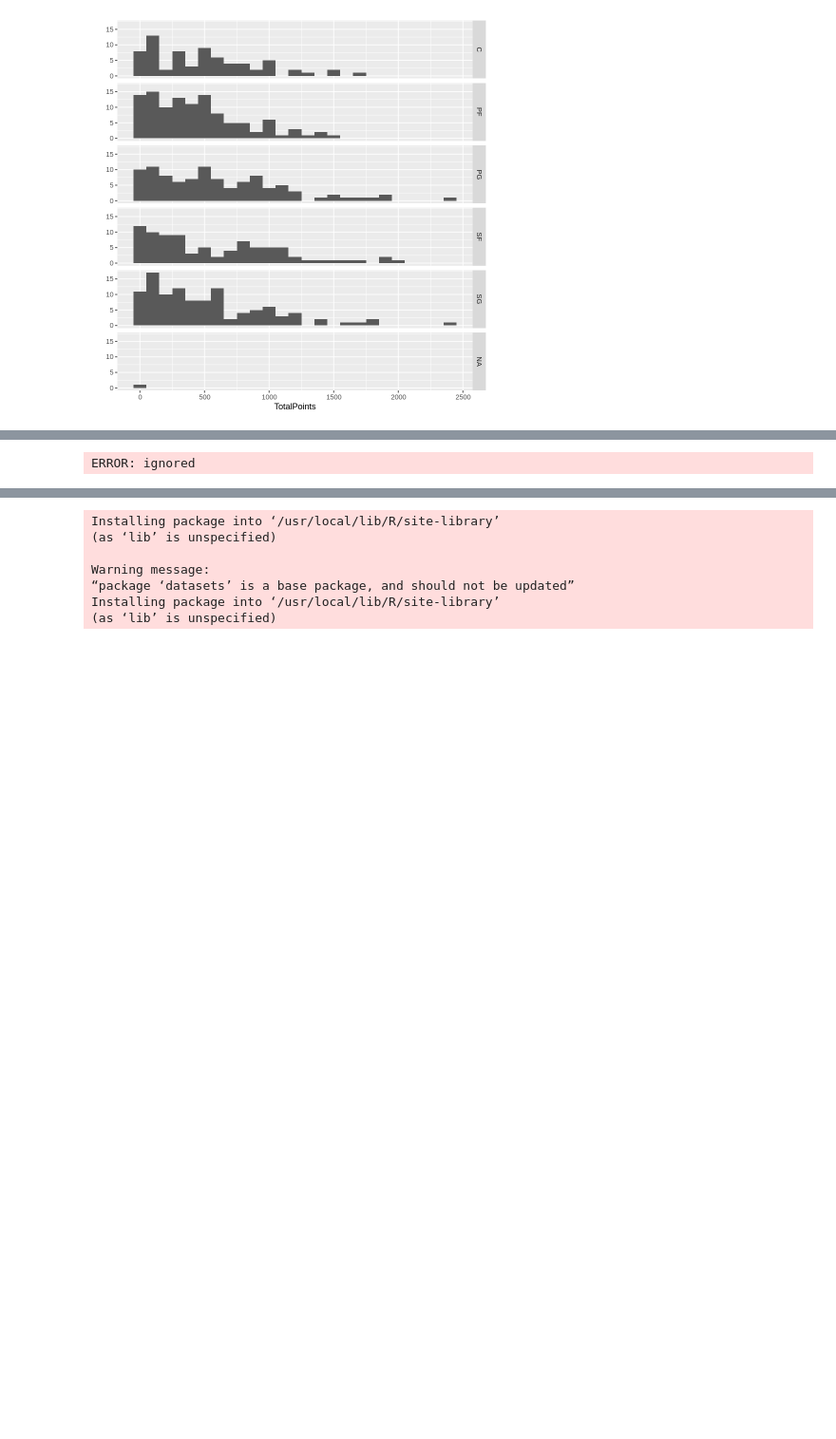
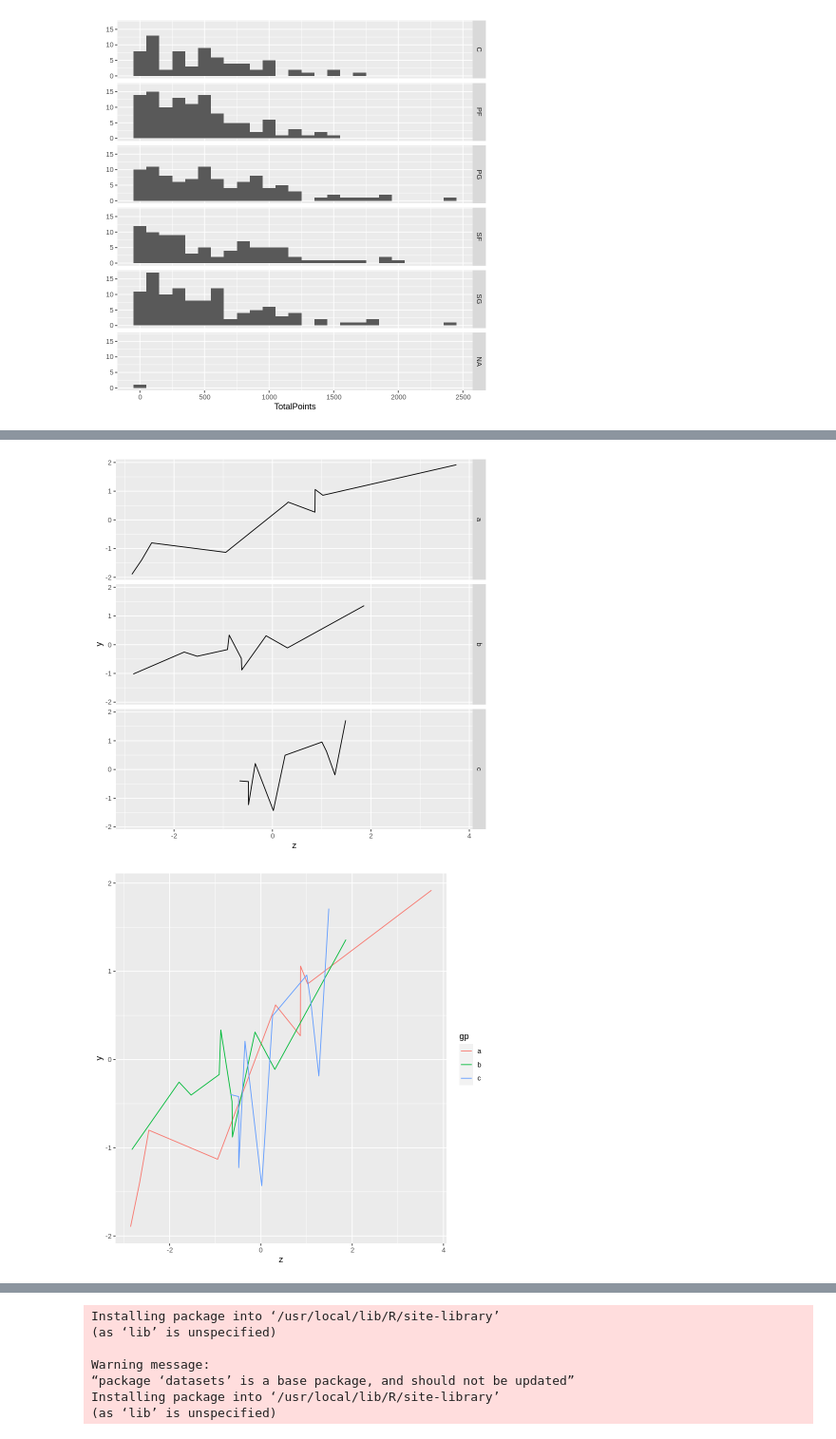
Before and after one commit to s10758018/Data, a Jupyter notebook: 「1022_ipynb」.ipynb, the cells around one changed output, grey strips where cells are left out. Shown: that part at 95% size. Cells and saved outputs as stored; diff of their text form; code cells hidden in the pictures; blank space fills up the shorter version.

```diff
--- a/「1022_ipynb」.ipynb
+++ b/「1022_ipynb」.ipynb
@@ -114,6 +120,6 @@ Traceback:
 # %%
-df$<-df$y＋rnorm(30)
-ggplot(df,aes(x=z,y=y))+geom_point()+facet_grid(gp~.)
-ggplot(df,aes(x=z,y=y))+geom_point()+facet_grid(.~gp)
+ggplot(df, aes(x = z, y = y))+geom_line()+facet_grid(gp~.)
+ggplot(df, aes(x = z, y = y,color=gp))+geom_line()
 # %% [output]
-ERROR: ignored
+[figure, added]
+[figure, added]
```
Also changed, not shown: parts of 10 cells of this notebook.
